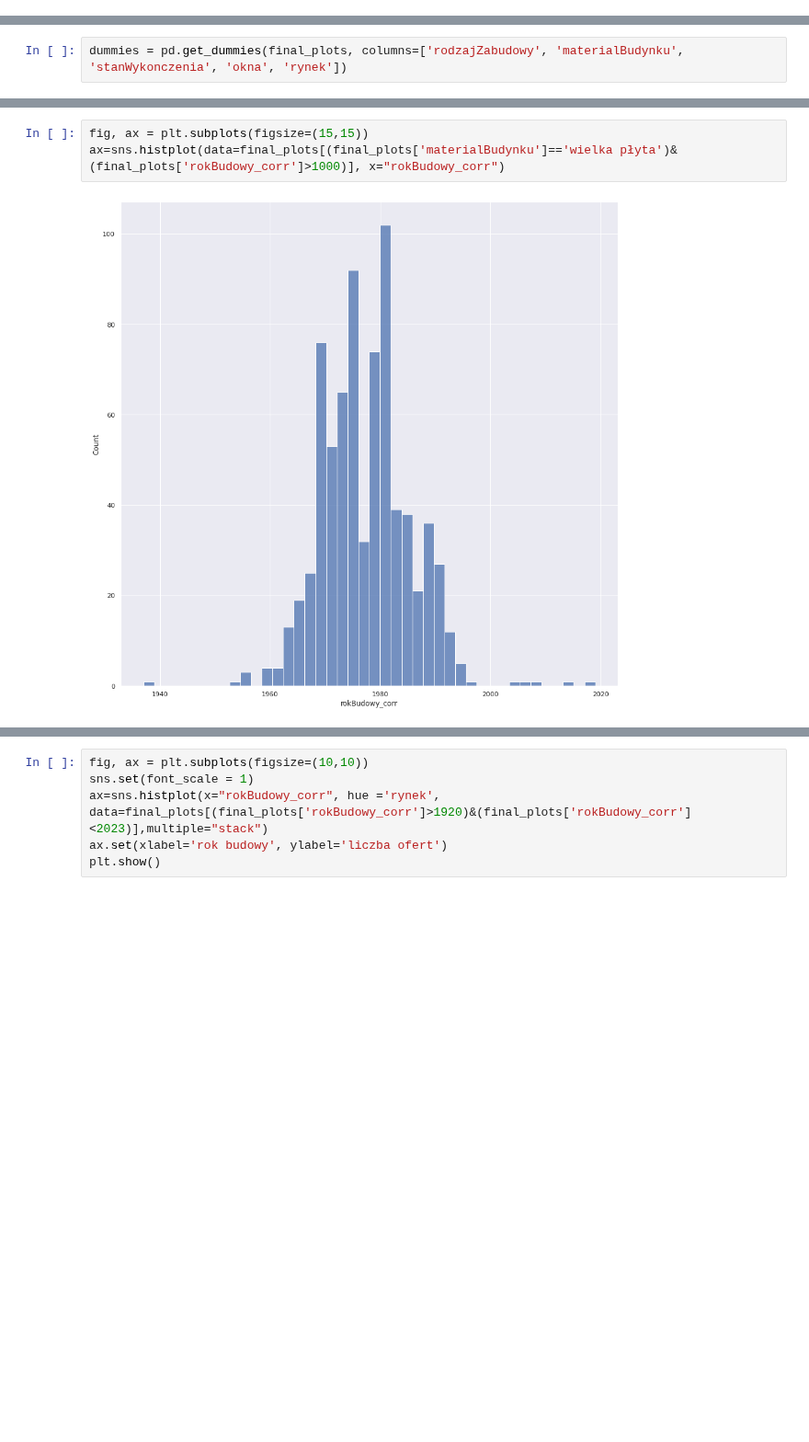
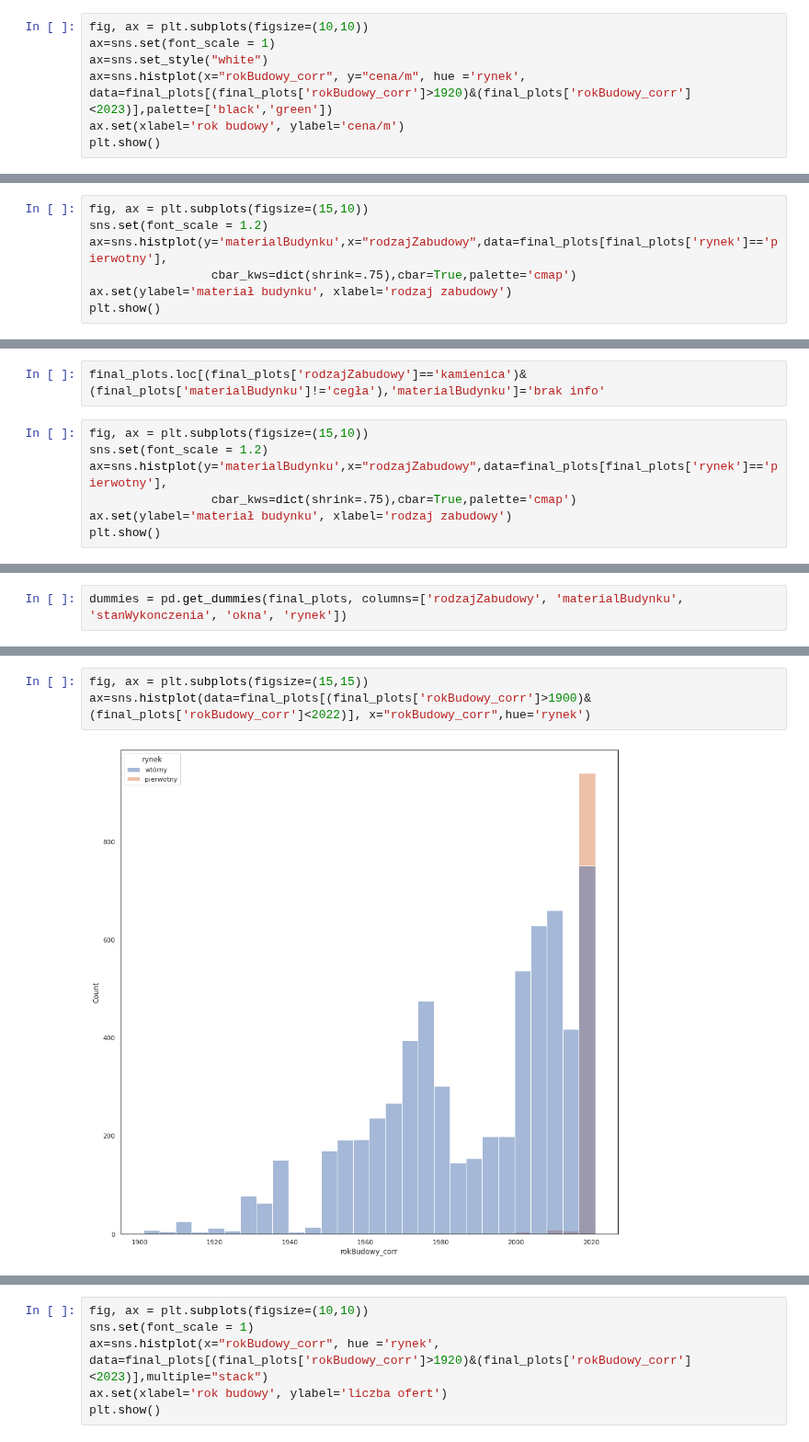
Before and after one commit to KacperGrodecki/Masovian-real-estate, a Jupyter notebook: mazowieckie_colab_rysunki_mieszkania_i_analiza_wczytanie_pliku.ipynb, the cells around one changed output, grey strips where cells are left out. Shown at 92% size. Drawn from its saved outputs; the diff is of its cells as text; blank space fills up the shorter version.

```diff
--- a/mazowieckie_colab_rysunki_mieszkania_i_analiza_wczytanie_pliku.ipynb
+++ b/mazowieckie_colab_rysunki_mieszkania_i_analiza_wczytanie_pliku.ipynb
@@ -193,0 +206,7 @@ dtype: int64
+# %%
+fig, ax = plt.subplots(figsize=(10,10))
+ax=sns.set(font_scale = 1)
+ax=sns.set_style("white")
+ax=sns.histplot(x="rokBudowy_corr", y="cena/m", hue ='rynek', data=final_plots[(final_plots['rokBudowy_corr']>1920)&(final_plots['rokBudowy_corr']<2023)],palette=['black','green'])
+ax.set(xlabel='rok budowy', ylabel='cena/m')
+plt.show()
@@ -193,0 +215,7 @@ dtype: int64
+# %%
+fig, ax = plt.subplots(figsize=(15,10))
+sns.set(font_scale = 1.2)
+ax=sns.histplot(y='materialBudynku',x="rodzajZabudowy",data=final_plots[final_plots['rynek']=='pierwotny'],
+                 cbar_kws=dict(shrink=.75),cbar=True,palette='cmap')
+ax.set(ylabel='materiał budynku', xlabel='rodzaj zabudowy')
+plt.show()
@@ -193,0 +226,9 @@ dtype: int64
+# %%
+final_plots.loc[(final_plots['rodzajZabudowy']=='kamienica')&(final_plots['materialBudynku']!='cegła'),'materialBudynku']='brak info'
+# %%
+fig, ax = plt.subplots(figsize=(15,10))
+sns.set(font_scale = 1.2)
+ax=sns.histplot(y='materialBudynku',x="rodzajZabudowy",data=final_plots[final_plots['rynek']=='pierwotny'],
+                 cbar_kws=dict(shrink=.75),cbar=True,palette='cmap')
+ax.set(ylabel='materiał budynku', xlabel='rodzaj zabudowy')
+plt.show()
@@ -204,5 +241,5 @@ print(final_plots['rodzajZabudowy'].isna().sum()/final_plots.shape[0])
 # %%
 fig, ax = plt.subplots(figsize=(15,15))
-ax=sns.histplot(data=final_plots[(final_plots['materialBudynku']=='wielka płyta')&(final_plots['rokBudowy_corr']>1000)], x="rokBudowy_corr")
+ax=sns.histplot(data=final_plots[(final_plots['rokBudowy_corr']>1900)&(final_plots['rokBudowy_corr']<2022)], x="rokBudowy_corr",hue='rynek')
 # %% [output]
-[figure, old version]
+[figure, new version]
```
Also changed, not shown: parts of 32 cells of this notebook.
